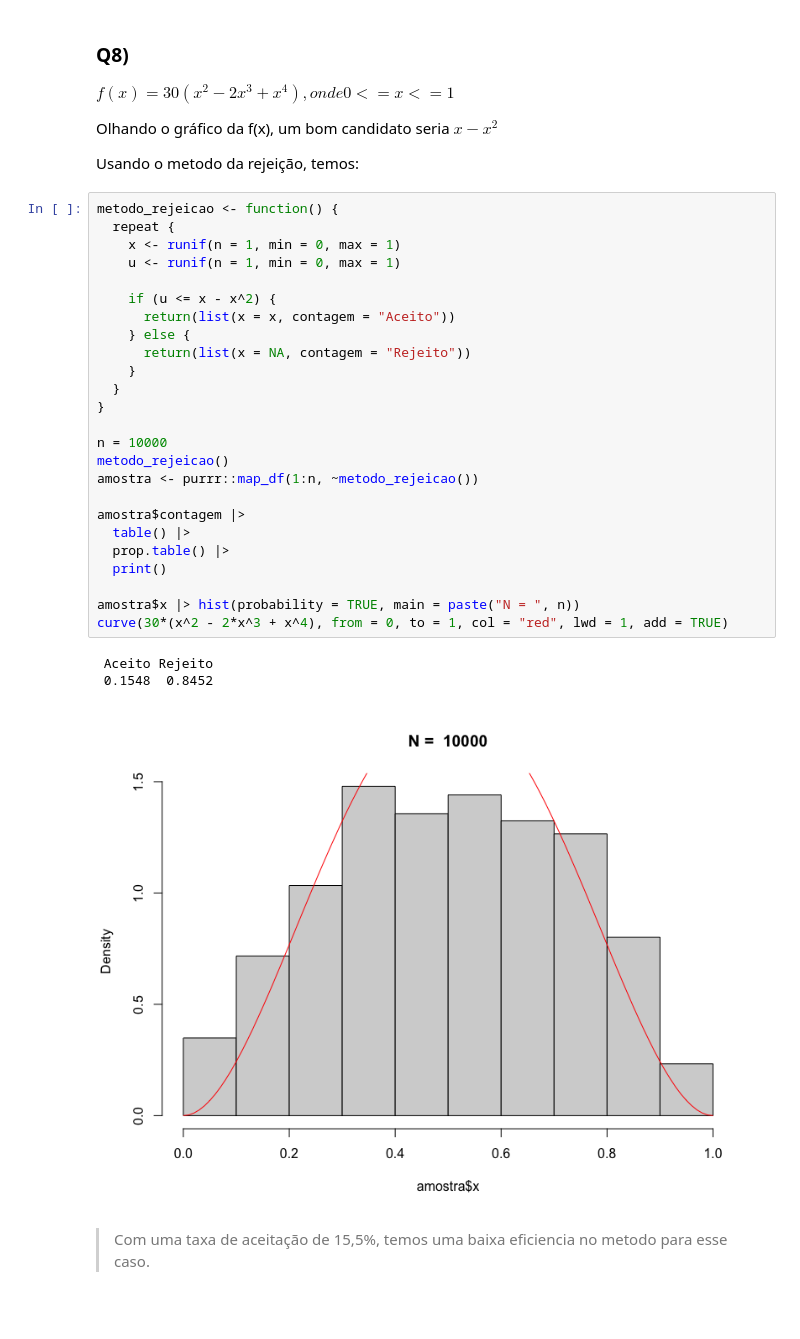
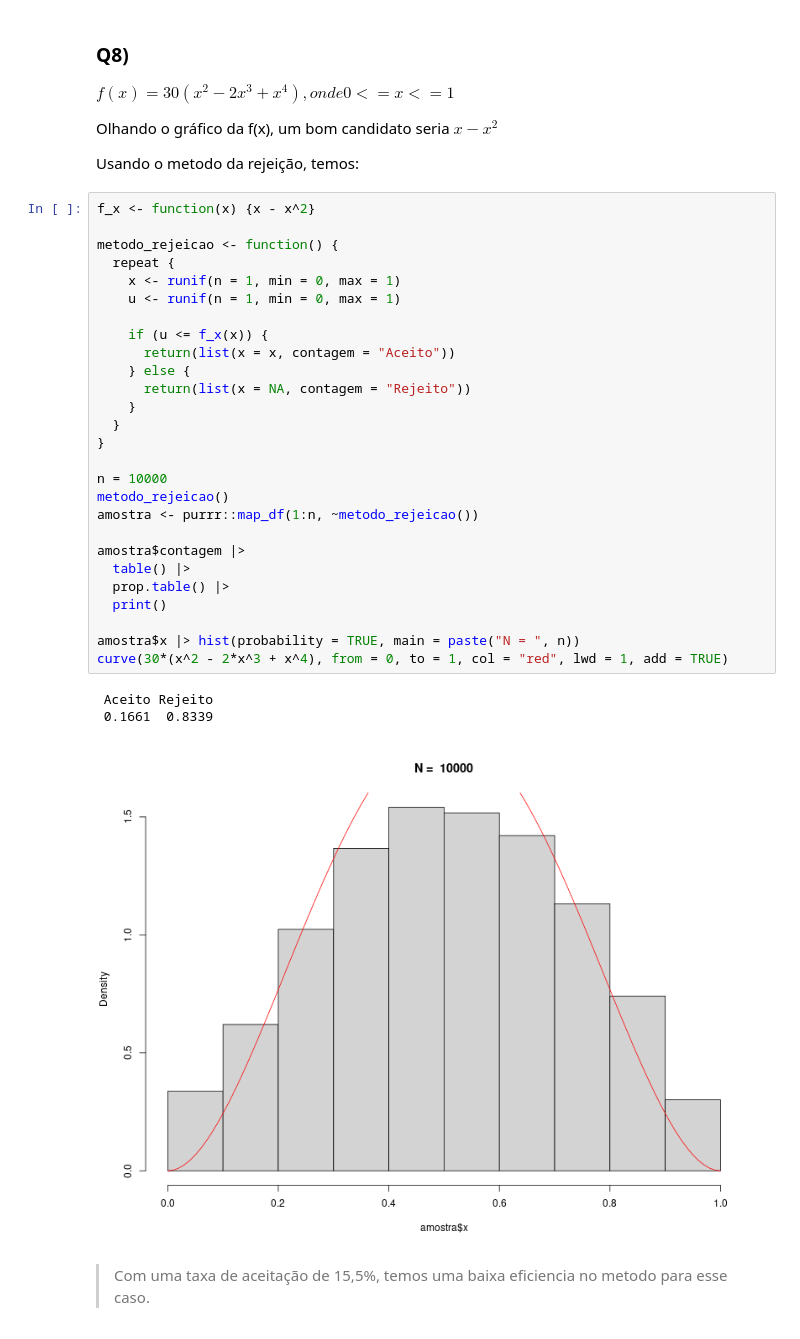
Before and after one commit to primojr/PPGECD-Estatistica-Computacional, a Jupyter notebook: Resolucao-lista1.ipynb, the cells around one changed output. Saved outputs shown, nothing was run; the diff lists cells and outputs as text.

```diff
--- a/Resolucao-lista1.ipynb
+++ b/Resolucao-lista1.ipynb
@@ -271,33 +263,35 @@ Olhando o gráfico da f(x), um bom candidato seria $x - x^2$
 
 Usando o metodo da rejeição, temos:
 # %%
+f_x <- function(x) {x - x^2}
+
 metodo_rejeicao <- function() {
   repeat {
     x <- runif(n = 1, min = 0, max = 1)
     u <- runif(n = 1, min = 0, max = 1)
 
-    if (u <= x - x^2) {
+    if (u <= f_x(x)) {
       return(list(x = x, contagem = "Aceito"))
     } else {
       return(list(x = NA, contagem = "Rejeito"))
     }
   }
 }
 
 n = 10000
 metodo_rejeicao()
 amostra <- purrr::map_df(1:n, ~metodo_rejeicao())
 
 amostra$contagem |>
   table() |>
   prop.table() |>
   print()
 
 amostra$x |> hist(probability = TRUE, main = paste("N = ", n))
 curve(30*(x^2 - 2*x^3 + x^4), from = 0, to = 1, col = "red", lwd = 1, add = TRUE)
 # %% [output]
  Aceito Rejeito
- 0.1548  0.8452
+ 0.1661  0.8339
-[figure, old version]
+[figure, new version]
 # %% [markdown]
 > Com uma taxa de aceitação de 15,5%, temos uma baixa eficiencia no metodo para esse caso.
```
Also changed, not shown: parts of 17 cells of this notebook.
